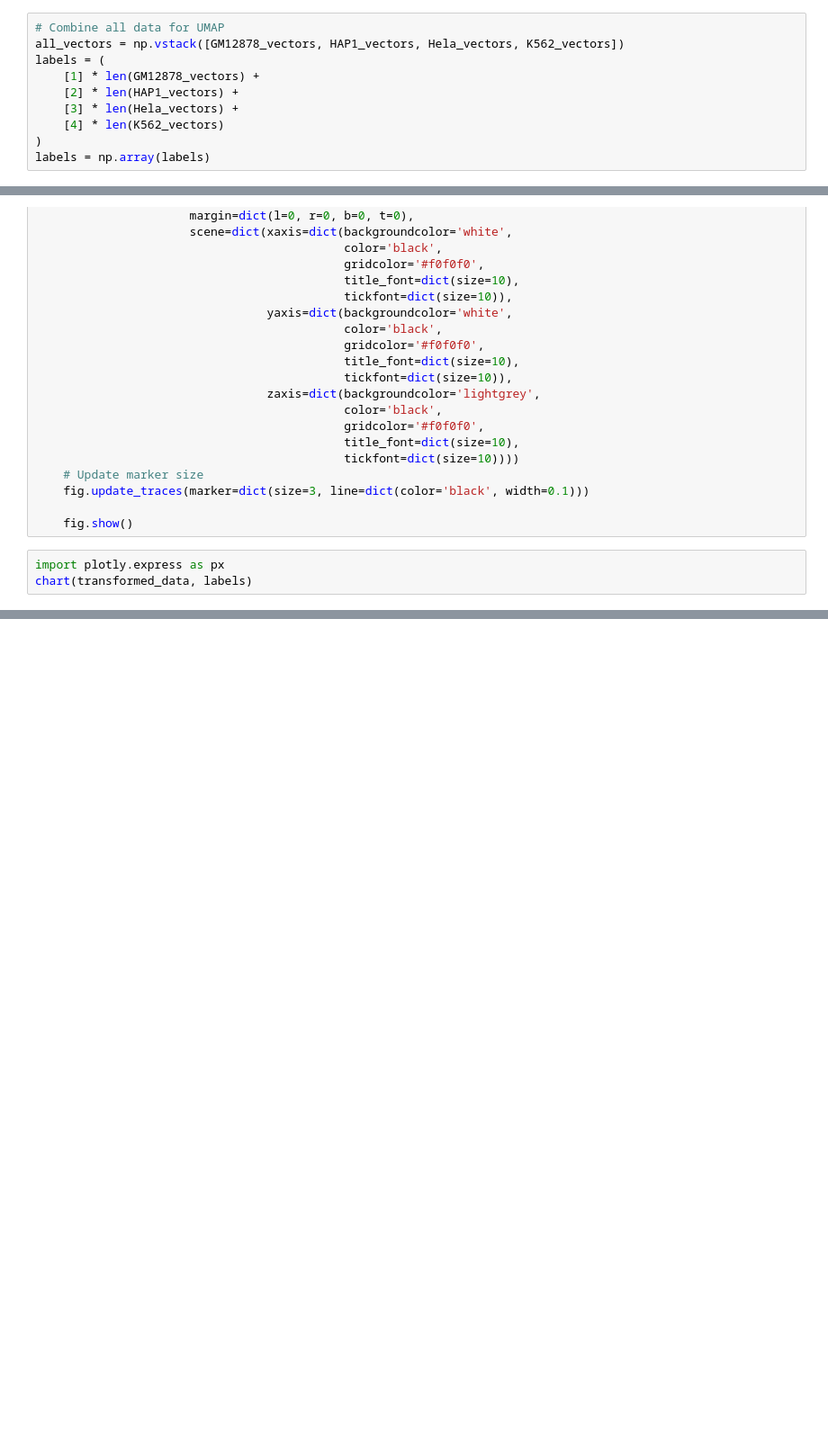
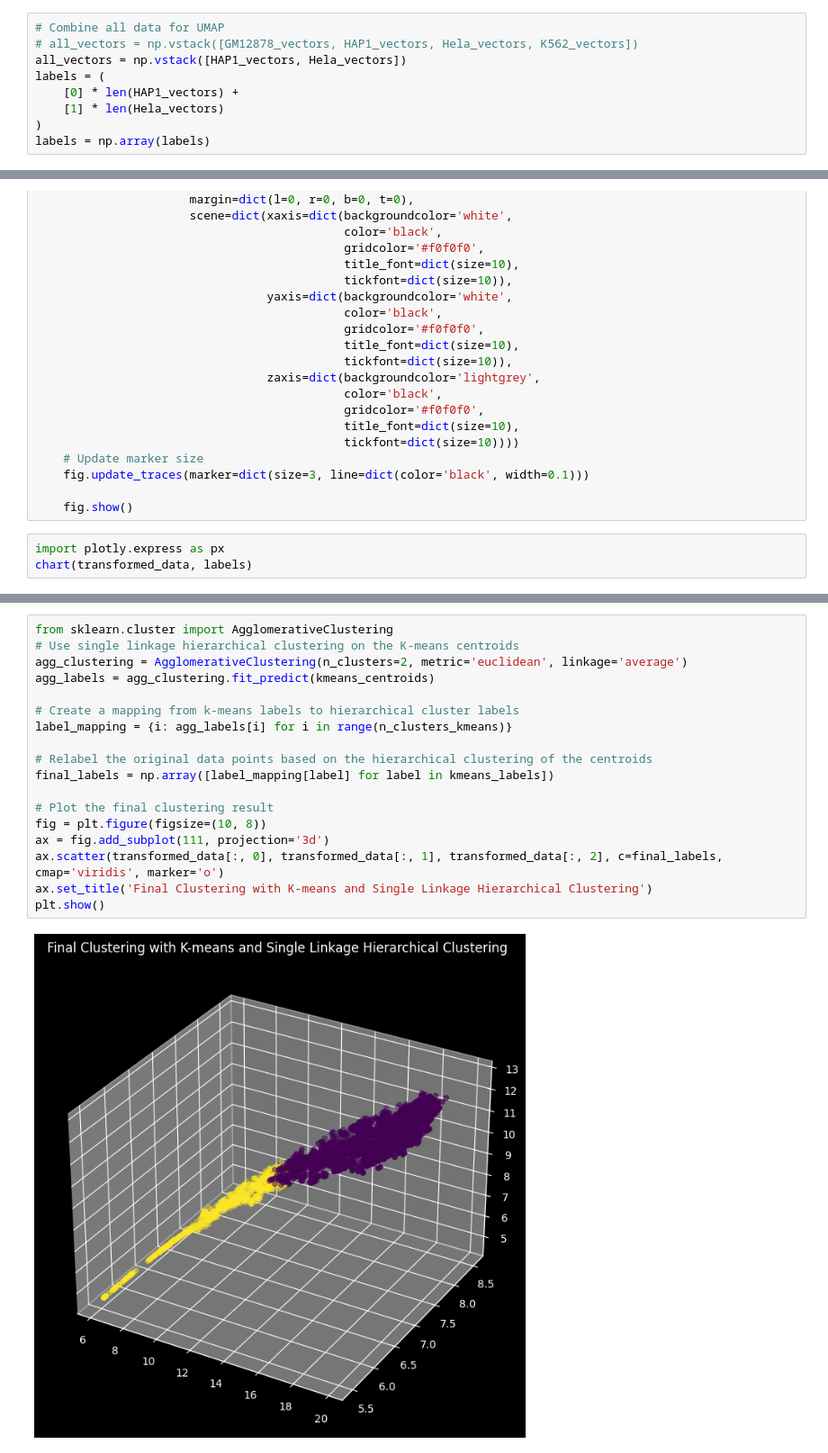
Before and after one commit to HaochongYANG/dna_heterogeneity, a Jupyter notebook: kmeans.ipynb, the cells around one changed output, grey strips where cells are left out. Shown at 90% size. Drawn from its saved outputs; the diff is of its cells as text; blank space fills up the shorter version.

```diff
--- a/kmeans.ipynb
+++ b/kmeans.ipynb
@@ -98,10 +166,9 @@ K562_vectors = prepare_data_for_umap(K562_cells)
 # %%
 # Combine all data for UMAP
-all_vectors = np.vstack([GM12878_vectors, HAP1_vectors, Hela_vectors, K562_vectors])
+# all_vectors = np.vstack([GM12878_vectors, HAP1_vectors, Hela_vectors, K562_vectors])
+all_vectors = np.vstack([HAP1_vectors, Hela_vectors])
 labels = (
-    [1] * len(GM12878_vectors) +
-    [2] * len(HAP1_vectors) +
-    [3] * len(Hela_vectors) +
-    [4] * len(K562_vectors)
+    [0] * len(HAP1_vectors) +
+    [1] * len(Hela_vectors)
 )
 labels = np.array(labels)
@@ -203,0 +418,20 @@ Cluster labels for each cell: [1 1 1 ... 1 1 1]
+# %%
+from sklearn.cluster import AgglomerativeClustering
+# Use single linkage hierarchical clustering on the K-means centroids
+agg_clustering = AgglomerativeClustering(n_clusters=2, metric='euclidean', linkage='average')
+agg_labels = agg_clustering.fit_predict(kmeans_centroids)
+
+# Create a mapping from k-means labels to hierarchical cluster labels
+label_mapping = {i: agg_labels[i] for i in range(n_clusters_kmeans)}
+
+# Relabel the original data points based on the hierarchical clustering of the centroids
+final_labels = np.array([label_mapping[label] for label in kmeans_labels])
+
+# Plot the final clustering result
+fig = plt.figure(figsize=(10, 8))
+ax = fig.add_subplot(111, projection='3d')
+ax.scatter(transformed_data[:, 0], transformed_data[:, 1], transformed_data[:, 2], c=final_labels, cmap='viridis', marker='o')
+ax.set_title('Final Clustering with K-means and Single Linkage Hierarchical Clustering')
+plt.show()
+# %% [output]
+[figure, added]
```
Also changed, not shown: parts of 20 cells of this notebook, 1 other file.
